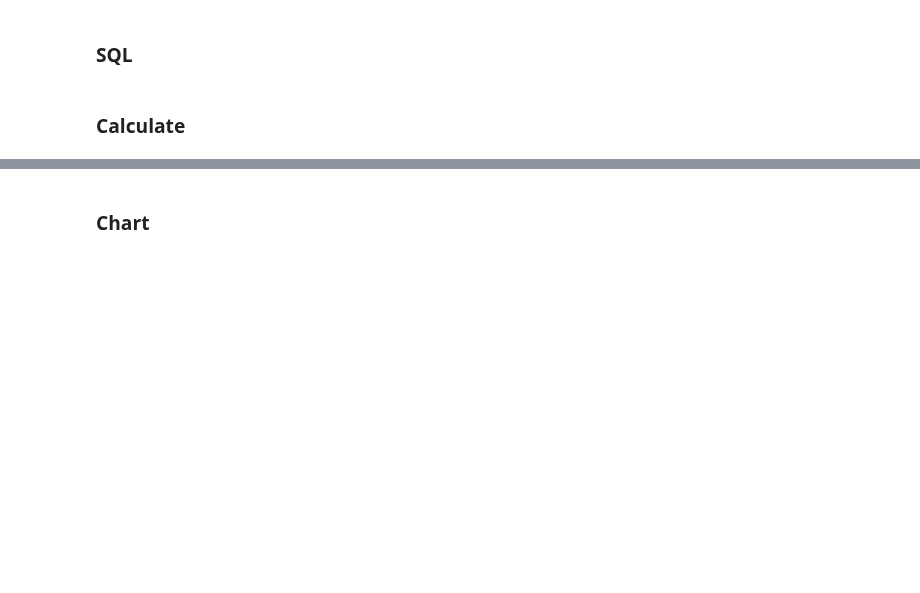
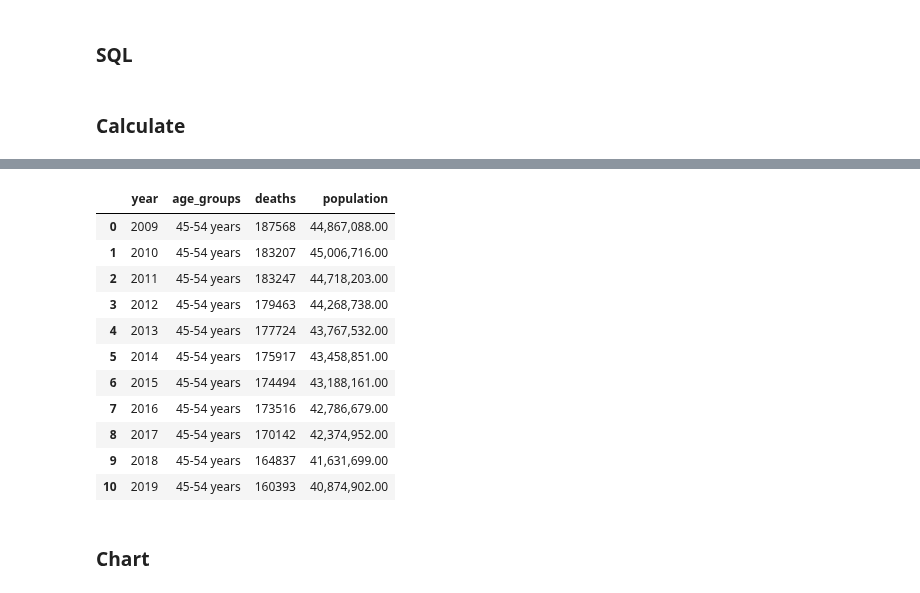
Before and after one commit to jkoestner/morai, a Jupyter notebook: notebooks/tutorials/cdc.ipynb, the cells around one changed output, grey strips where cells are left out. Cells and saved outputs as stored; diff of their text form; code cells hidden in the pictures; blank space fills up the shorter version.

```diff
--- a/notebooks/tutorials/cdc.ipynb
+++ b/notebooks/tutorials/cdc.ipynb
@@ -300,3 +300,18 @@ mi_df = cdc.calc_mi(df=mi, rolling=10)
+# %%
+mi[(mi['age_groups']=='45-54 years')&(mi['year']>=2009)].groupby(["year", "age_groups"])[["deaths", "population"]].sum().reset_index()[["year", "age_groups", "deaths", "population"]]
+# %% [output]
+|  | year | age_groups | deaths | population |
+| 0 | 2009 | 45-54 years | 187568 | 44,867,088.00 |
+| 1 | 2010 | 45-54 years | 183207 | 45,006,716.00 |
+| 2 | 2011 | 45-54 years | 183247 | 44,718,203.00 |
+| 3 | 2012 | 45-54 years | 179463 | 44,268,738.00 |
+| 4 | 2013 | 45-54 years | 177724 | 43,767,532.00 |
+| 5 | 2014 | 45-54 years | 175917 | 43,458,851.00 |
+| 6 | 2015 | 45-54 years | 174494 | 43,188,161.00 |
+| 7 | 2016 | 45-54 years | 173516 | 42,786,679.00 |
+| 8 | 2017 | 45-54 years | 170142 | 42,374,952.00 |
+| 9 | 2018 | 45-54 years | 164837 | 41,631,699.00 |
+| 10 | 2019 | 45-54 years | 160393 | 40,874,902.00 |
 # %% [markdown]
 ### Chart
 # %%
```
Also changed, not shown: parts of 3 cells of this notebook, 10 other files.
